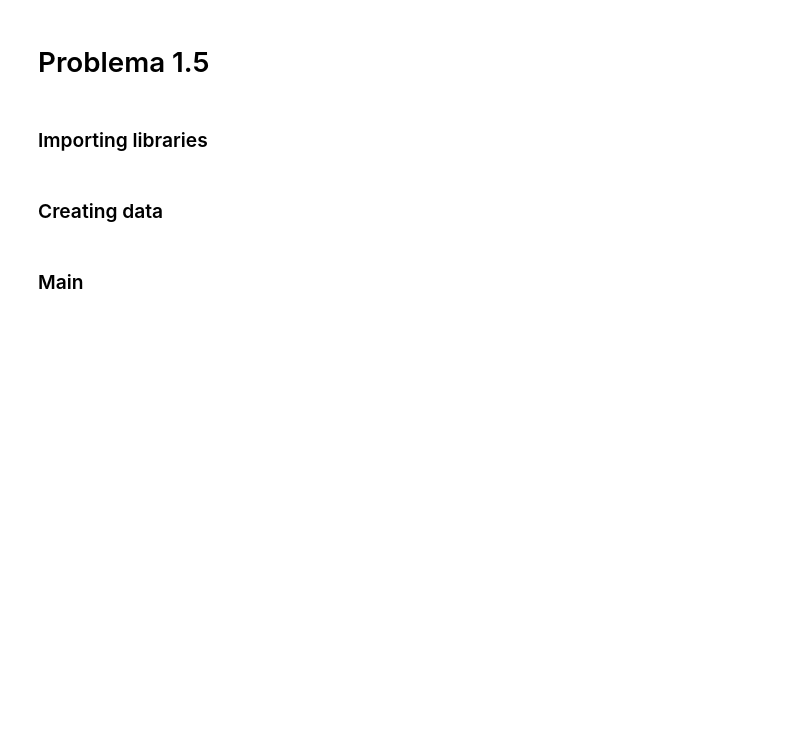
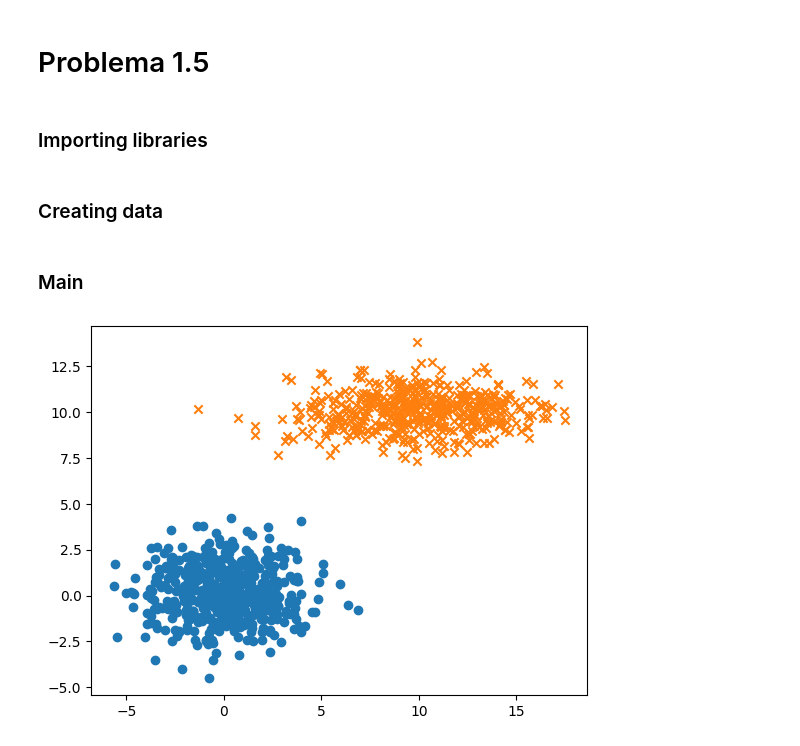
Before and after one commit to MLIS2023/TP1, a Jupyter notebook: Problema1/Problema1_5.ipynb, the cells around one changed output. Saved outputs shown, nothing was run; the diff lists cells and outputs as text; code cells hidden in the pictures; blank space fills up the shorter version.

```diff
--- a/Problema1/Problema1_5.ipynb
+++ b/Problema1/Problema1_5.ipynb
@@ -77,6 +77,8 @@ def createDataOneClass(means, covarianceMatrix, numberSamples):
 ### Main
 # %%
 def main():
-    createData(numberSamplesPerClass = 500, mean1 = [0,0], mean2 = [10, 10], stds1 = [3, 3], stds2 = [2, 2])
-if __name__ = "__main__":
+    createData(numberSamplesPerClass = 500, mean1 = [0,0], mean2 = [10, 10], stds1 = [5, 2], stds2 = [10, 1])
+if __name__ == "__main__":
     main()
+# %% [output]
+[figure, added]
```
